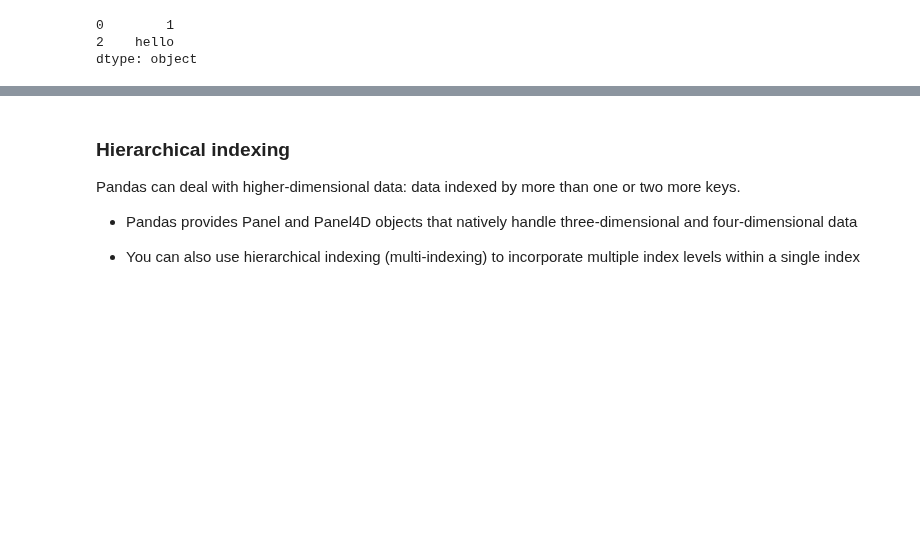
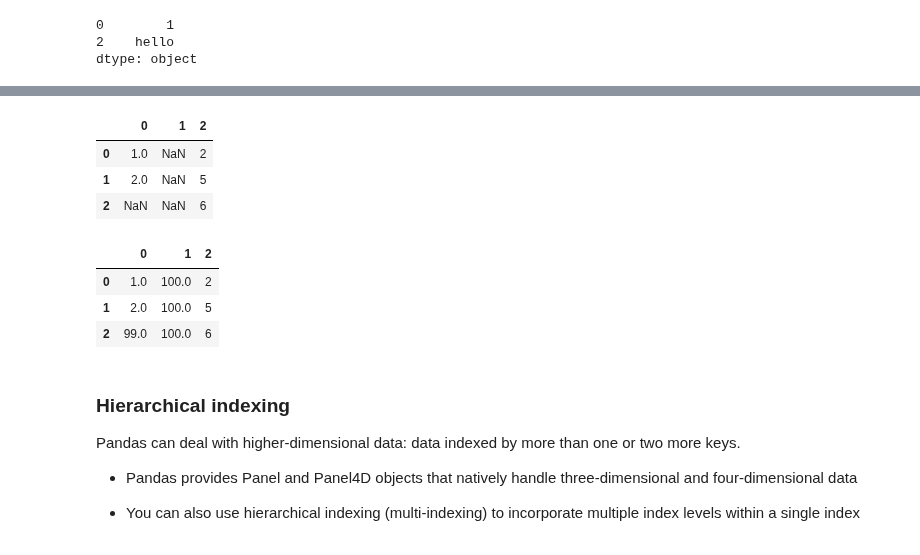
Before and after one commit to YuxiaoLuo/Analytics_Python, a Jupyter notebook: Data_Wrangling/Pandas.ipynb, the cells around one changed output, grey strips where cells are left out. Drawn from its saved outputs; the diff is of its cells as text; code cells hidden in the pictures; blank space fills up the shorter version.

```diff
--- a/Data_Wrangling/Pandas.ipynb
+++ b/Data_Wrangling/Pandas.ipynb
@@ -1293,3 +1409,16 @@ data.fillna(method = 'bfill')
+# %%
+# fillna in DataFrame
+df
+df.fillna(value = {0:99, 1:100})
+# %% [output]
+|  | 0 | 1 | 2 |
+| 0 | 1.0 | NaN | 2 |
+| 1 | 2.0 | NaN | 5 |
+| 2 | NaN | NaN | 6 |
+|  | 0 | 1 | 2 |
+| 0 | 1.0 | 100.0 | 2 |
+| 1 | 2.0 | 100.0 | 5 |
+| 2 | 99.0 | 100.0 | 6 |
 # %% [markdown]
 ### Hierarchical indexing
 
```
Also changed, not shown: parts of 57 cells of this notebook, 1 other file.
